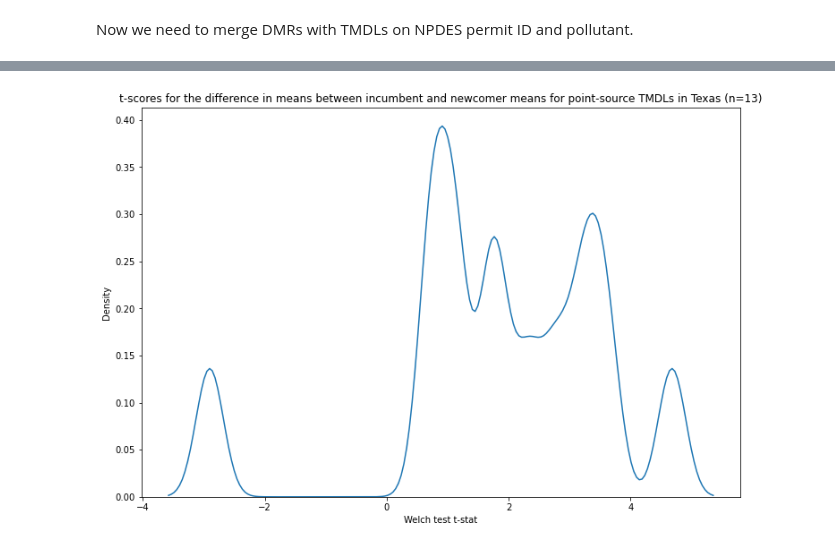
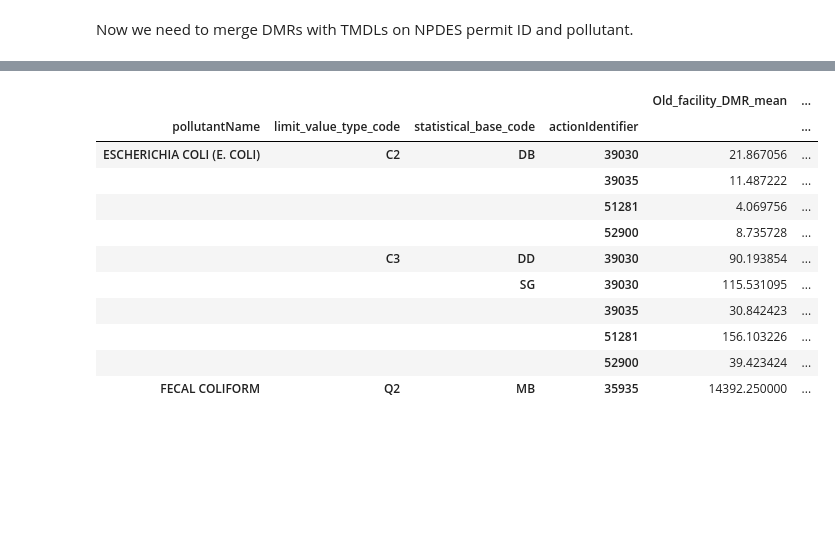
Before and after one commit to reglab/TMDLs_archived, a Jupyter notebook: TMDLs_and_DMRs.ipynb, the cells around one changed output, grey strips where cells are left out. Drawn from its saved outputs; the diff is of its cells as text; code cells hidden in the pictures; blank space fills up the shorter version.

```diff
--- a/TMDLs_and_DMRs.ipynb
+++ b/TMDLs_and_DMRs.ipynb
@@ -19,19 +20,19 @@ pd.options.display.max_rows = 2000
 pd.set_option('display.max_columns', None)
 pd.set_option('display.max_rows', None)
 # %%
+data_path = 'data/'
+
 # Load ATTAINS data
-AUs = pd.read_csv('all_AUs.csv')
-assessments = pd.read_csv('all_NotSupporting_assessments.csv', dtype={'reportingCycleText': str}, parse_dates=['assessment_date'], date_parser=lambda t: pd.to_datetime(t, errors='coerce'))
-tmdls = pd.read_csv('all_actions.csv', parse_dates=['completionDate', 'TMDLDate'], date_parser=lambda t: pd.to_datetime(t, errors='coerce')).drop('Unnamed: 0', axis=1).rename(columns={'assessmentUnitIdentifier':'AUID'})
+tmdls = pd.read_csv(data_path + 'all_actions.csv', parse_dates=['completionDate', 'TMDLDate'], date_parser=lambda t: pd.to_datetime(t, errors='coerce')).drop('Unnamed: 0', axis=1).rename(columns={'assessmentUnitIdentifier':'AUID'})
 
 # Load RAD Data
 # HUC AUID link table (source: `get_huc_AUID_links.R`)
-HUC_AUID_links = pd.read_csv('huc_AUID_links.csv', dtype={'attributes.huc12': object})
+HUC_AUID_links = pd.read_csv(data_path + 'huc_AUID_links.csv', dtype={'attributes.huc12': object})
 HUC_AUID_links = HUC_AUID_links.drop('Unnamed: 0', axis=1).rename(columns={'attributes.huc12': 'HUC-12', 'attributes.assessmentunitidentifier':'AUID'})
 # HUC NPDES permit link table (source: `get_huc_npdes_permit_links.R`)
-HUC_npdes_permit_links = pd.read_csv('huc_npdes_permit_links.csv', dtype={'attributes.WBD_HUC12': object})
+HUC_npdes_permit_links = pd.read_csv(data_path + 'huc_npdes_permit_links.csv', dtype={'attributes.WBD_HUC12': object})
 HUC_npdes_permit_links = HUC_npdes_permit_links.drop('Unnamed: 0', axis=1).rename(columns={'attributes.WBD_HUC12': 'HUC-12'})
-huc_AUID_links = pd.read_csv('huc_AUID_links.csv', dtype={'attributes.huc12': object}).rename(columns={'attributes.assessmentunitidentifier':'AUID', 'attributes.huc12': 'HUC-12'})
+huc_AUID_links = pd.read_csv(data_path + 'huc_AUID_links.csv', dtype={'attributes.huc12': object}).rename(columns={'attributes.assessmentunitidentifier':'AUID', 'attributes.huc12': 'HUC-12'})
 # %% [markdown]
 Let's start with just one state: Texas
 # %%
@@ -191,6 +145,0 @@ summary_stats_pivotted
-# %%
-plt.figure(figsize=(12,8))
-sns.kdeplot(summary_stats_pivotted['Welch test t-stat'], bw_adjust=0.2);
-plt.title('t-scores for the difference in means between incumbent and newcomer means for point-source TMDLs in Texas (n=13)');
-# %% [output]
-[figure, removed]
@@ -196,0 +171,16 @@ plt.title('t-scores for the difference in means between incumbent and newcomer m
+# %%
+results = test_facility_dmr_diffs(TX_dmrs_tmdls_merged)
+results
+# %% [output]
+|  |  |  |  | Old_facility_DMR_mean | ... |
+| pollutantName | limit_value_type_code | statistical_base_code | actionIdentifier |  | ... |
+| ESCHERICHIA COLI (E. COLI) | C2 | DB | 39030 | 21.867056 | ... |
+|  |  |  | 39035 | 11.487222 | ... |
+|  |  |  | 51281 | 4.069756 | ... |
+|  |  |  | 52900 | 8.735728 | ... |
+|  | C3 | DD | 39030 | 90.193854 | ... |
+|  |  | SG | 39030 | 115.531095 | ... |
+|  |  |  | 39035 | 30.842423 | ... |
+|  |  |  | 51281 | 156.103226 | ... |
+|  |  |  | 52900 | 39.423424 | ... |
+| FECAL COLIFORM | Q2 | MB | 35935 | 14392.250000 | ... |
```
Also changed, not shown: parts of 11 cells of this notebook.
